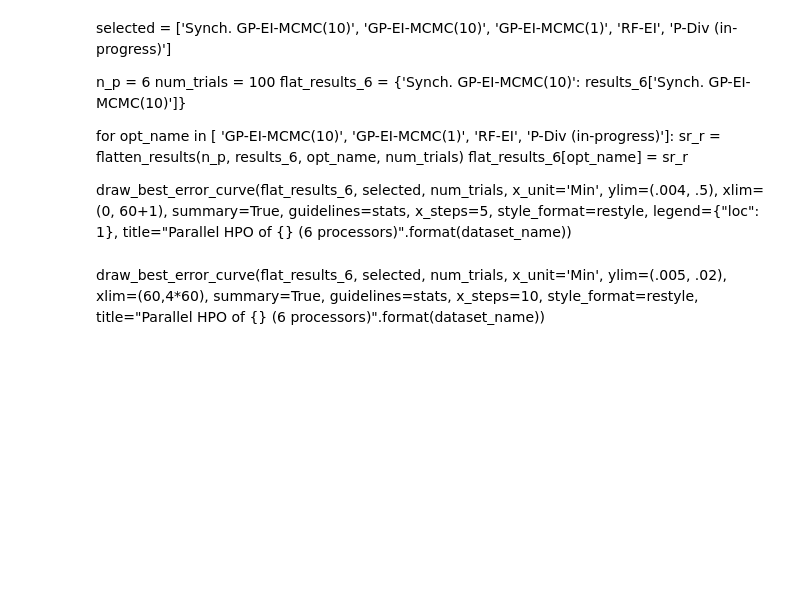
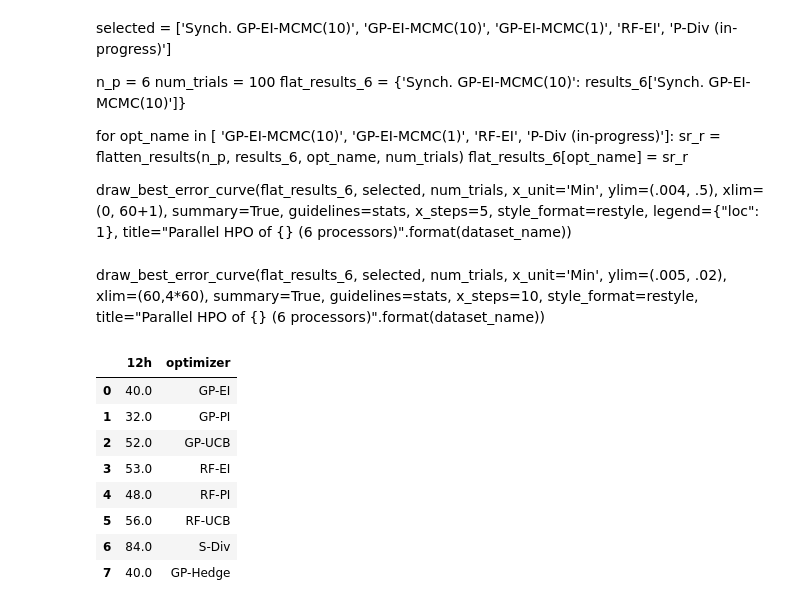
Before and after one commit to yongjinkim49/ecml, a Jupyter notebook: results/[ICML19] MINST-LeNet2 surrogate evaluation.ipynb, the cells around one changed output. Saved outputs shown, nothing was run; the diff lists cells and outputs as text; code cells hidden in the pictures; blank space fills up the shorter version.

```diff
--- a/results/[ICML19] MINST-LeNet2 surrogate evaluation.ipynb
+++ b/results/[ICML19] MINST-LeNet2 surrogate evaluation.ipynb
@@ -387,19 +390,29 @@ draw_best_error_curve(flat_results_6, selected, num_trials, x_unit='Min',
 # %%
 # For sequential HPO performance table generation
 summary = []
 checking_hours = [12] # 2, 4, 8,  12
 fail_summary = calc_catastrophic_failures(results, s['accuracy'], num_trials, 25)
-s_comp_list = ['GP-EI', 'GP-PI', 'GP-UCB', 'RF-EI', 'RF-PI', 'RF-UCB', 'S-Div']
+s_comp_list = ['GP-EI', 'GP-PI', 'GP-UCB', 'RF-EI', 'RF-PI', 'RF-UCB', 'S-Div', 'GP-Hedge']
 for key in s_comp_list:
     r = {'optimizer':  key }
     #print("{} failure rates: {}".format(key,len( fail_summary[key])))
     for h in checking_hours:
         #print('after {} hours: {:.0f}%'.format(h, fail_summary[key][h] * 100))
         r['{:2d}h'.format(h)] = (1.0 - fail_summary[key][h]) * 100
     summary.append(r)
 
 table = pd.DataFrame(summary)
 table
+# %% [output]
+|  | 12h | optimizer |
+| 0 | 40.0 | GP-EI |
+| 1 | 32.0 | GP-PI |
+| 2 | 52.0 | GP-UCB |
+| 3 | 53.0 | RF-EI |
+| 4 | 48.0 | RF-PI |
+| 5 | 56.0 | RF-UCB |
+| 6 | 84.0 | S-Div |
+| 7 | 40.0 | GP-Hedge |
 # %%
 # For parallel HPO performance table generation
 summary = []
```
Also changed, not shown: parts of 9 cells of this notebook, 4 other files.
